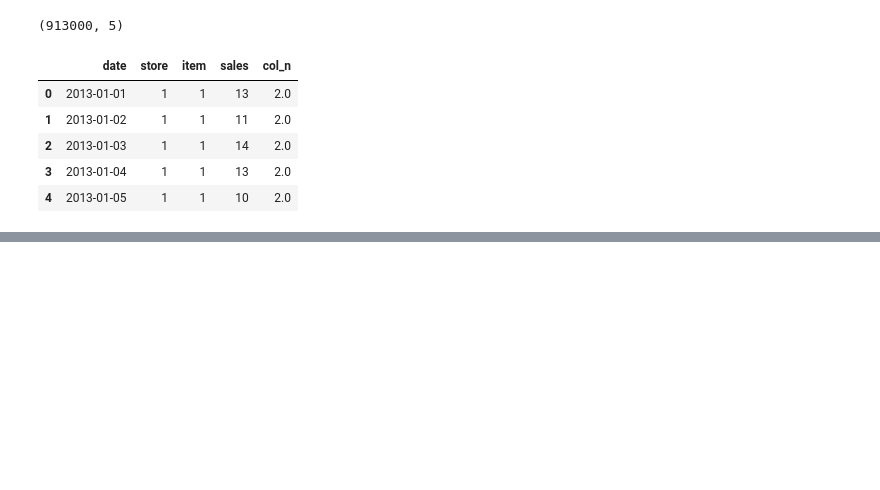
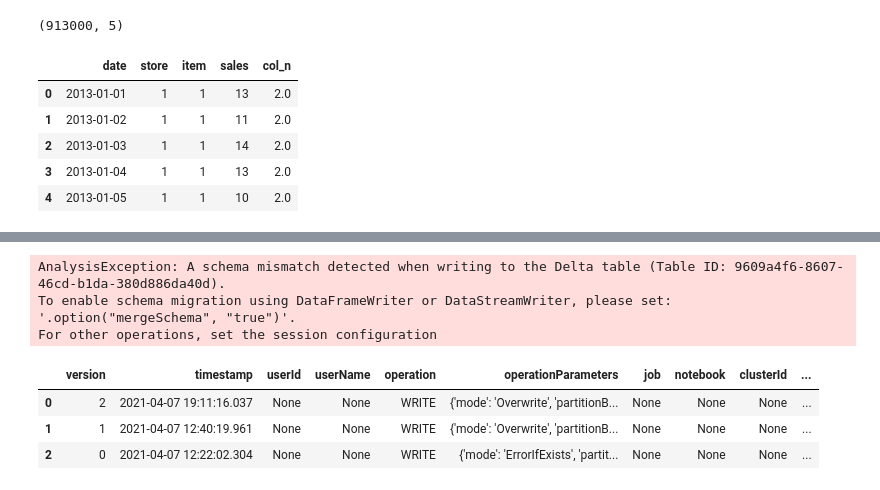
Before and after one commit to rakeshbhat9/pyspark-delta-lake, a Jupyter notebook: notebooks/pyspark_delta_table.ipynb, the cells around one changed output, grey strips where cells are left out. Drawn from its saved outputs; the diff is of its cells as text; code cells hidden in the pictures; blank space fills up the shorter version.

```diff
--- a/notebooks/pyspark_delta_table.ipynb
+++ b/notebooks/pyspark_delta_table.ipynb
@@ -115,0 +138,7 @@ new_table.limit(5).toPandas()
+# %%
+test.write.format("delta").mode("append").save("../lake")
+# %% [output]
+AnalysisException: A schema mismatch detected when writing to the Delta table (Table ID: 9609a4f6-8607-46cd-b1da-380d886da40d).
+To enable schema migration using DataFrameWriter or DataStreamWriter, please set:
+'.option("mergeSchema", "true")'.
+For other operations, set the session configuration
@@ -115,0 +152,7 @@ new_table.limit(5).toPandas()
+# %%
+deltaTable.history().toPandas()
+# %% [output]
+|  | version | timestamp | userId | userName | operation | operationParameters | job | notebook | clusterId | ... |
+| 0 | 2 | 2021-04-07 19:11:16.037 | None | None | WRITE | {'mode': 'Overwrite', 'partitionB... | None | None | None | ... |
+| 1 | 1 | 2021-04-07 12:40:19.961 | None | None | WRITE | {'mode': 'Overwrite', 'partitionB... | None | None | None | ... |
+| 2 | 0 | 2021-04-07 12:22:02.304 | None | None | WRITE | {'mode': 'ErrorIfExists', 'partit... | None | None | None | ... |
```
Also changed, not shown: parts of 10 cells of this notebook.
